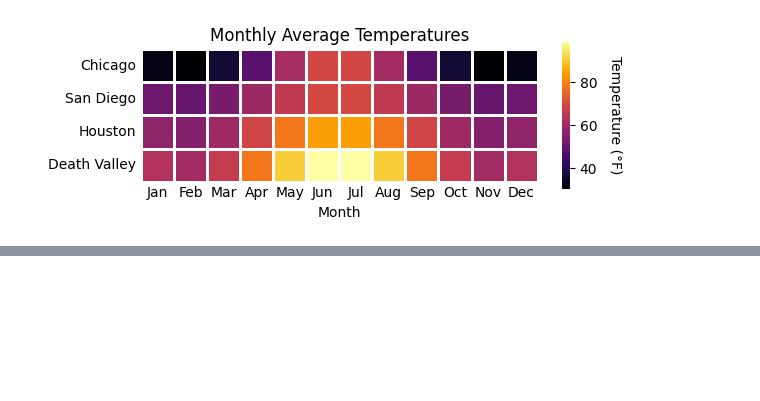
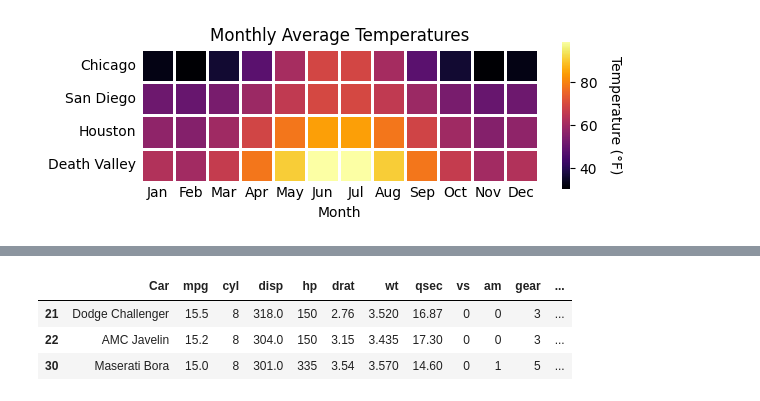
Before and after one commit to Daniel-Sinkin/fundamentals_of_data_visualization, a Jupyter notebook: chapter2.ipynb, the cells around one changed output, grey strips where cells are left out. Drawn from its saved outputs; the diff is of its cells as text; code cells hidden in the pictures; blank space fills up the shorter version.

```diff
--- a/chapter2.ipynb
+++ b/chapter2.ipynb
@@ -80,0 +165,7 @@ plt.savefig("imgs/2_4.png", bbox_inches="tight", dpi=300)
+# %%
+data[(data.disp > 280) & (data.disp < 320)]
+# %% [output]
+|  | Car | mpg | cyl | disp | hp | drat | wt | qsec | vs | am | gear | ... |
+| 21 | Dodge Challenger | 15.5 | 8 | 318.0 | 150 | 2.76 | 3.520 | 16.87 | 0 | 0 | 3 | ... |
+| 22 | AMC Javelin | 15.2 | 8 | 304.0 | 150 | 3.15 | 3.435 | 17.30 | 0 | 0 | 3 | ... |
+| 30 | Maserati Bora | 15.0 | 8 | 301.0 | 335 | 3.54 | 3.570 | 14.60 | 0 | 1 | 5 | ... |
```
Also changed, not shown: parts of 3 cells of this notebook, 4 other files.
